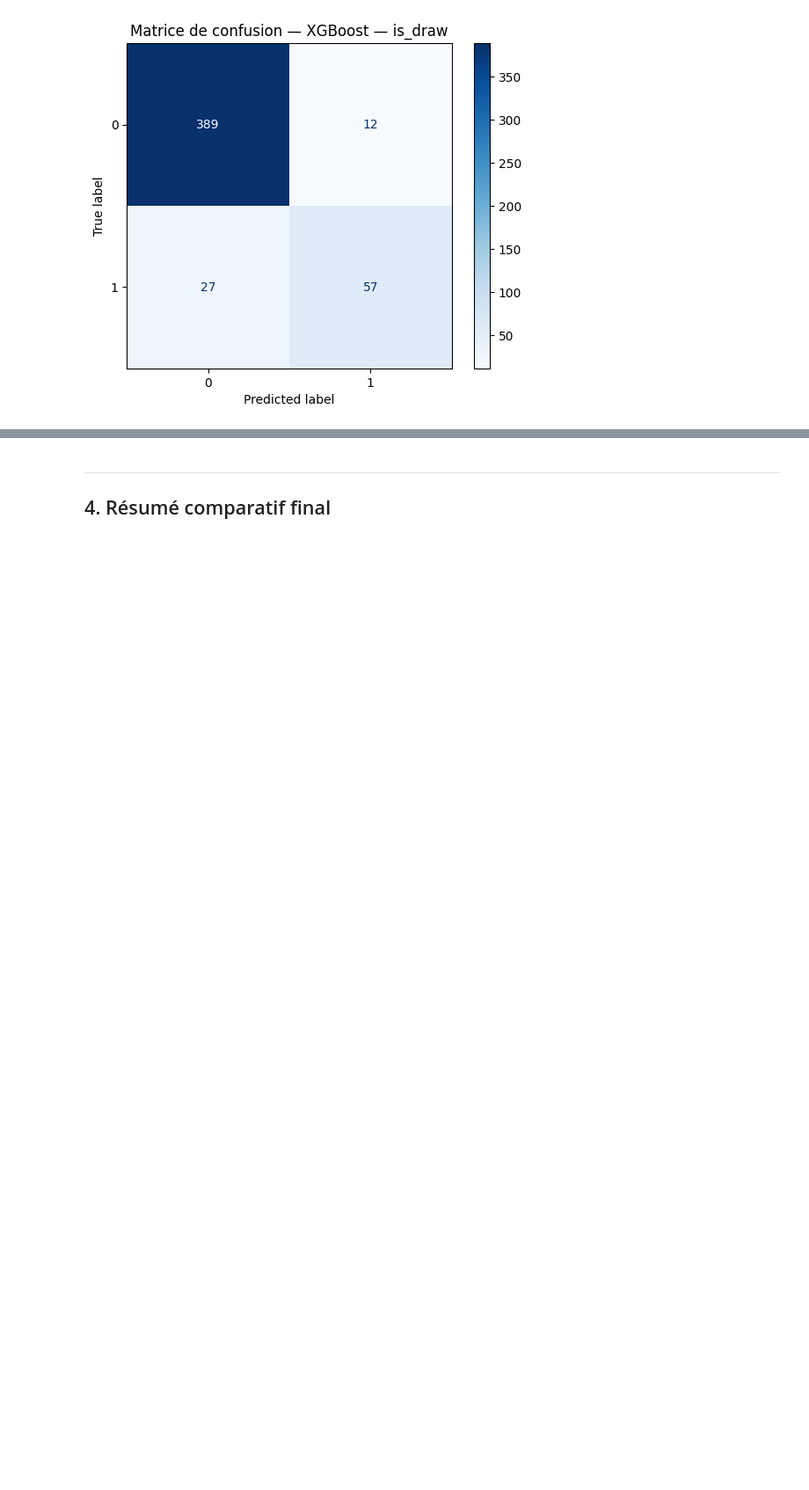
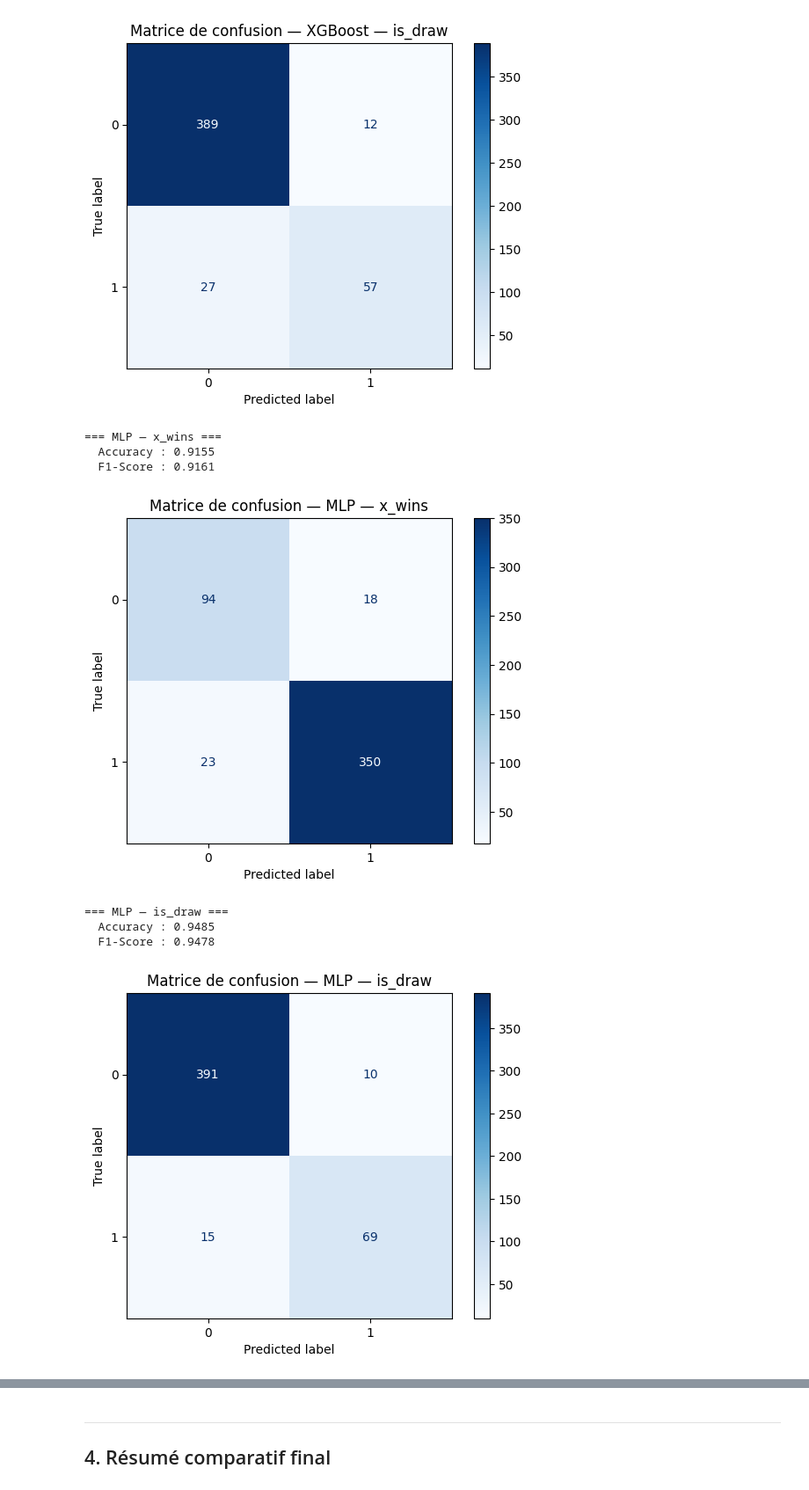
Before and after one commit to rsjzoe/exam-ml-m1-s1, a Jupyter notebook: notebook.ipynb, the cells around one changed output, grey strips where cells are left out. Shown at 88% size. Drawn from its saved outputs; the diff is of its cells as text; code cells hidden in the pictures; blank space fills up the shorter version.

```diff
--- a/notebook.ipynb
+++ b/notebook.ipynb
@@ -358,3 +374,38 @@ acc_dr_xgb, f1_dr_xgb = evaluer_modele(
   Accuracy : 0.9196
   F1-Score : 0.9164
 [figure]
+# %%
+# ── 3.4 Réseau de Neurones (MLP) ─────────────────────────────
+from sklearn.neural_network import MLPClassifier
+
+# x_wins
+mlp_xw = MLPClassifier(
+    hidden_layer_sizes=(64, 32),  # 2 couches cachées : 64 puis 32 neurones
+    activation='relu',            # fonction d'activation
+    max_iter=500,                 # nombre max d'itérations
+    random_state=42
+)
+mlp_xw.fit(X_train, y_train_xw)
+
+# is_draw
+mlp_dr = MLPClassifier(
+    hidden_layer_sizes=(64, 32),
+    activation='relu',
+    max_iter=500,
+    random_state=42
+)
+mlp_dr.fit(X_train, y_train_dr)
+
+acc_xw_mlp, f1_xw_mlp = evaluer_modele(
+    'MLP — x_wins',  mlp_xw, X_test, y_test_xw)
+acc_dr_mlp, f1_dr_mlp = evaluer_modele(
+    'MLP — is_draw', mlp_dr, X_test, y_test_dr)
+# %% [output]
+=== MLP — x_wins ===
+  Accuracy : 0.9155
+  F1-Score : 0.9161
+[figure, added]
+=== MLP — is_draw ===
+  Accuracy : 0.9485
+  F1-Score : 0.9478
+[figure, added]
```
Also changed, not shown: parts of 5 cells of this notebook, 1 other file.
